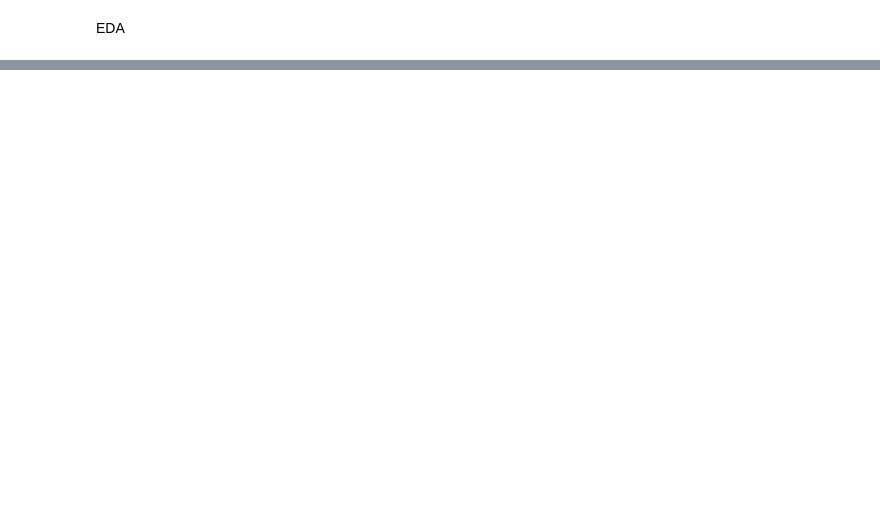
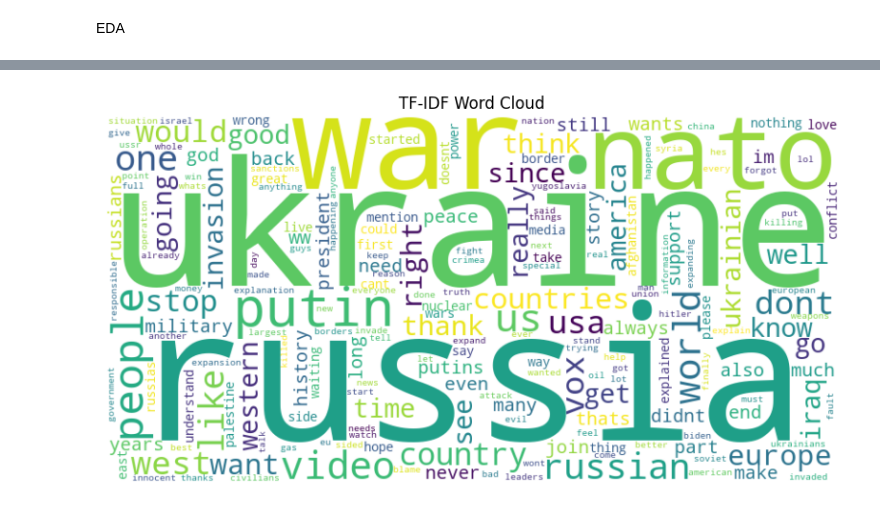
Before and after one commit to shubhamnarkhede/Youtube_Video_Stance_Aanalysis, a Jupyter notebook: YouTube_Data.ipynb, the cells around one changed output, grey strips where cells are left out. Drawn from its saved outputs; the diff is of its cells as text; code cells hidden in the pictures; blank space fills up the shorter version.

```diff
--- a/YouTube_Data.ipynb
+++ b/YouTube_Data.ipynb
@@ -676,0 +756,23 @@ EDA
+# %%
+from wordcloud import WordCloud
+import matplotlib.pyplot as plt
+
+# Assuming you have a DataFrame 'tfidf_df' with your TF-IDF vectors
+
+# Calculate the sum of TF-IDF values for each term across all documents
+term_sum_tfidf = tfidf_df.sum()
+
+# Sort terms by their total TF-IDF scores in descending order
+sorted_terms = term_sum_tfidf.sort_values(ascending=False)
+
+# Create a word cloud from the sorted terms
+wordcloud = WordCloud(width=800, height=400, background_color='white').generate_from_frequencies(sorted_terms)
+
+# Display the word cloud
+plt.figure(figsize=(10, 5))
+plt.imshow(wordcloud, interpolation='bilinear')
+plt.axis('off')
+plt.title('TF-IDF Word Cloud')
+plt.show()
+# %% [output]
+[figure, added]
```
Also changed, not shown: parts of 23 cells of this notebook.
